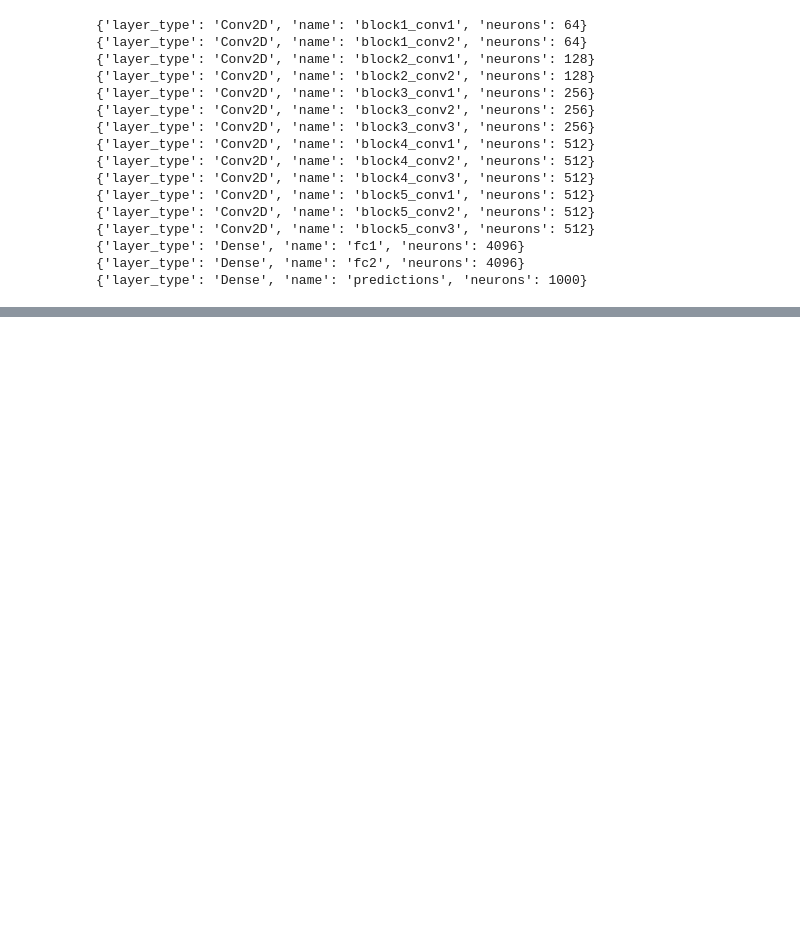
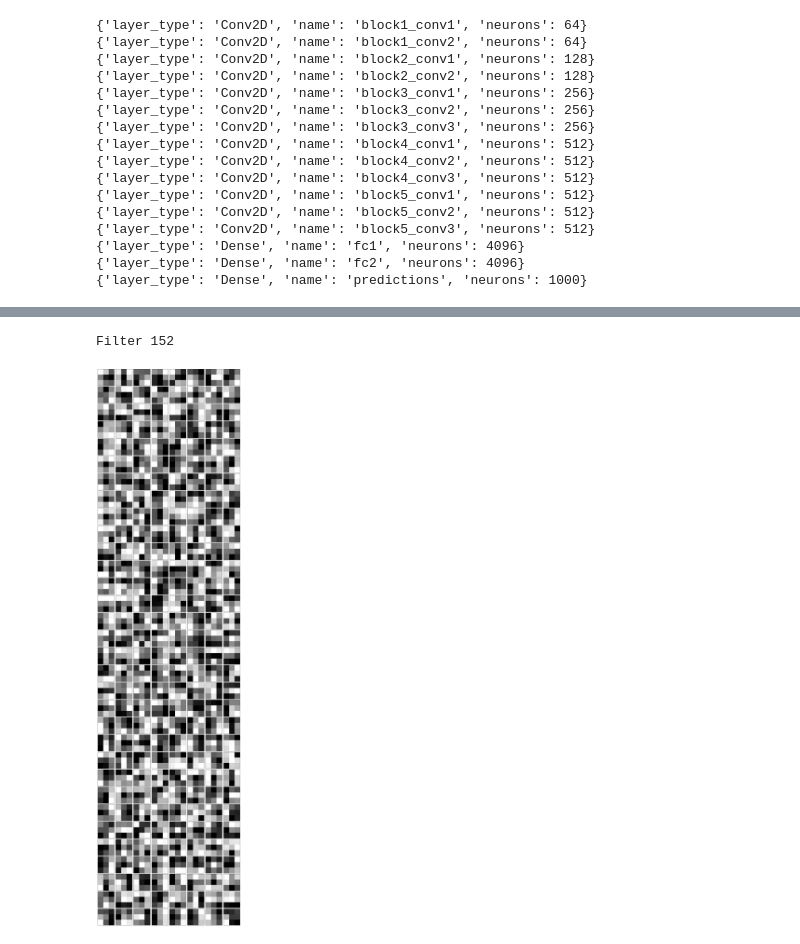
Before and after one commit to QuentinVincenot/feature-visualization, a Jupyter notebook: Feature_Visualization.ipynb, the cells around one changed output, grey strips where cells are left out. Drawn from its saved outputs; the diff is of its cells as text; code cells hidden in the pictures; blank space fills up the shorter version.

```diff
--- a/Feature_Visualization.ipynb
+++ b/Feature_Visualization.ipynb
@@ -43,0 +50,6 @@ feature_visualizer.list_layers()
+# %%
+# Visualize a random convolution filter of the layer 'block3_conv3' of the model
+feature_visualizer.visualize_filter('block3_conv3', 152)
+# %% [output]
+Filter 152
+[figure, added]
```
Also changed, not shown: parts of 3 cells of this notebook, 1 other file.
